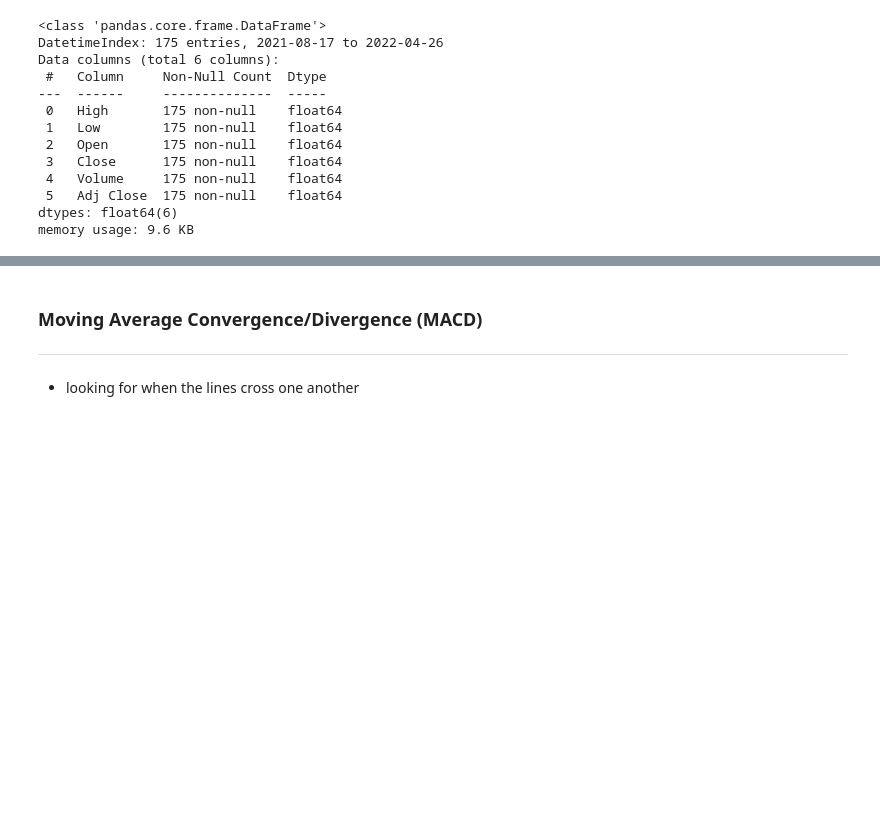
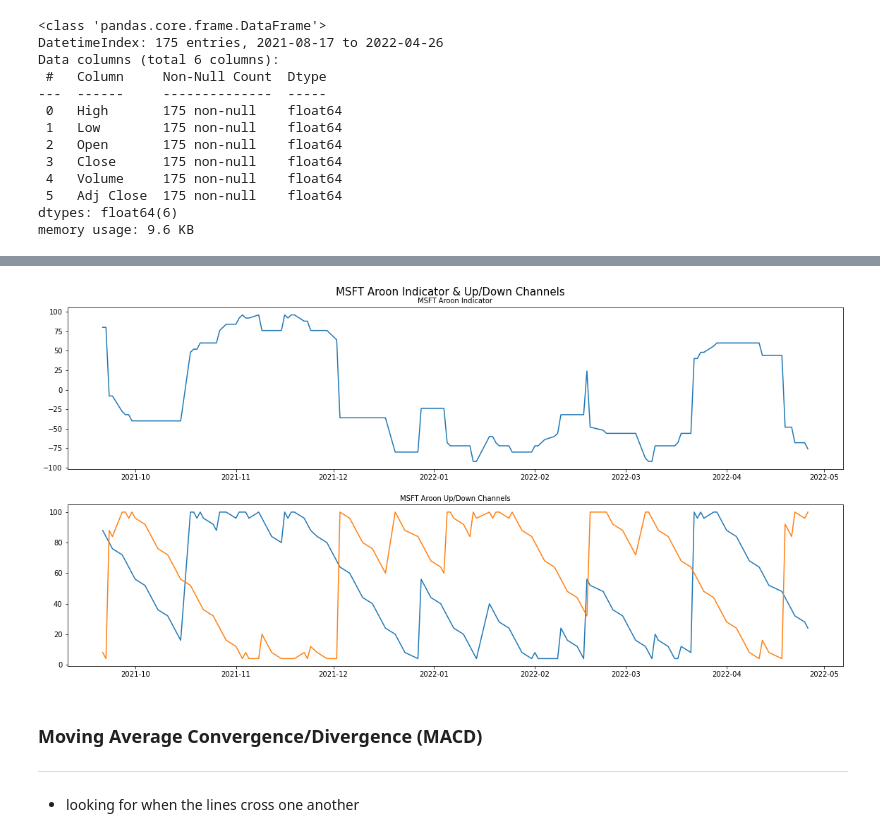
Before and after one commit to bridaniels/OptionsAnalysis, a Jupyter notebook: ta_library_indicators/trendIndicators.ipynb, the cells around one changed output, grey strips where cells are left out. Cells and saved outputs as stored; diff of their text form; code cells hidden in the pictures; blank space fills up the shorter version.

```diff
--- a/ta_library_indicators/trendIndicators.ipynb
+++ b/ta_library_indicators/trendIndicators.ipynb
@@ -49,3 +53,22 @@ plt.show()
+# %%
+aroon = ta.trend.AroonIndicator(df['Close'],window=25)
+
+plt.rcParams['figure.figsize'] = [16,8]
+figure, axis = plt.subplots(nrows=2,ncols=1, sharex=False)
+
+figure.suptitle('{} Aroon Indicator & Up/Down Channels'.format(stock), fontsize=15)
+figure.tight_layout(h_pad=3)
+
+
+axis[1].plot(aroon.aroon_up(), label='Aroon Up Channel')
+axis[1].plot(aroon.aroon_down(), label='Aroon Down Channel')
+axis[1].set_title('{} Aroon Up/Down Channels'.format(stock),fontsize=10)
+
+axis[0].plot(aroon.aroon_indicator(), label='Aroon Indicator')
+axis[0].set_title('{} Aroon Indicator'.format(stock), fontsize=10)
+plt.show()
+# %% [output]
+[figure, added]
 # %% [markdown]
 ### Moving Average Convergence/Divergence (MACD)
 ---
```
Also changed, not shown: parts of 21 cells of this notebook, 2 other files.
